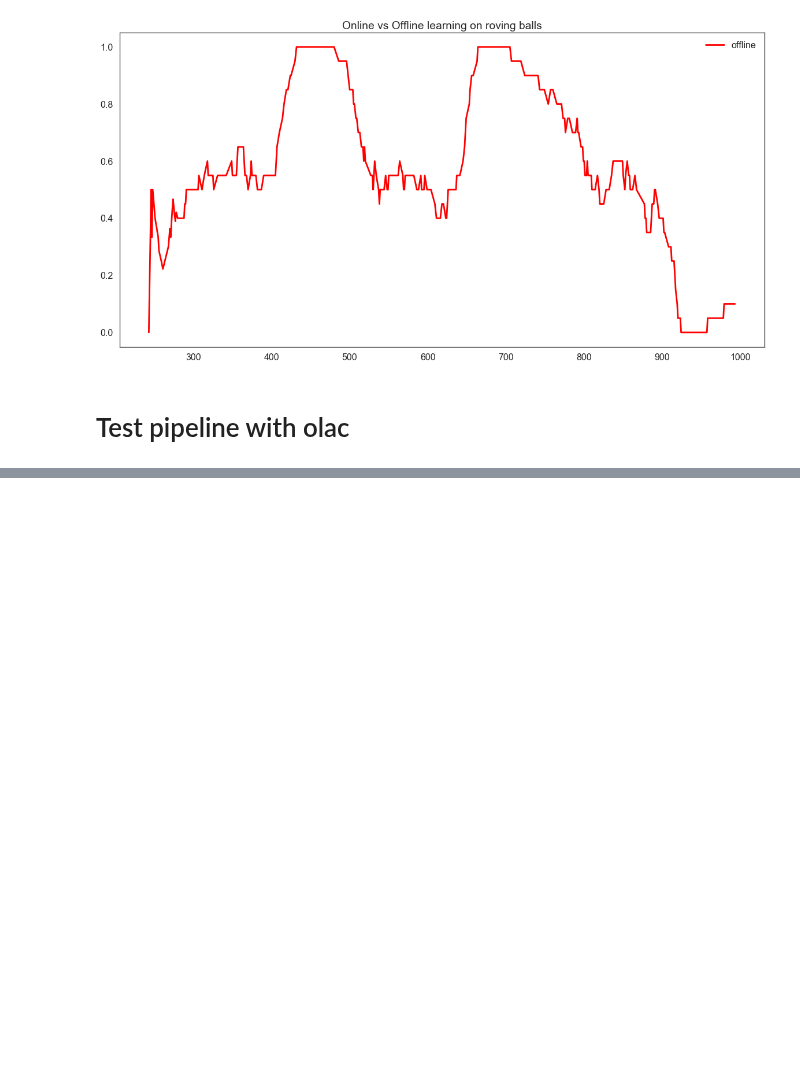
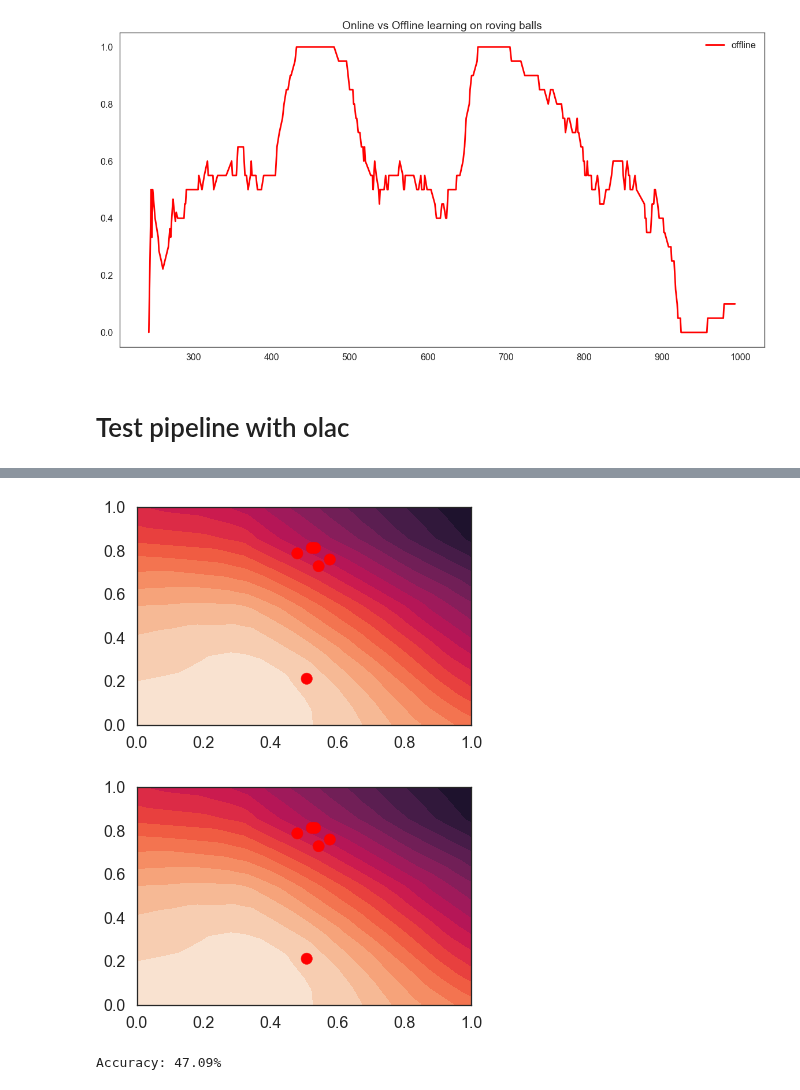
Before and after one commit to AndreasAlam/olac, a Jupyter notebook: notebooks/sbe_online_vs_offline_model_comparison.ipynb, the cells around one changed output, grey strips where cells are left out. Saved outputs shown, nothing was run; the diff lists cells and outputs as text; code cells hidden in the pictures; blank space fills up the shorter version.

```diff
--- a/notebooks/sbe_online_vs_offline_model_comparison.ipynb
+++ b/notebooks/sbe_online_vs_offline_model_comparison.ipynb
@@ -694,0 +739,13 @@ NameError: name 'df_eval_offline' is not defined
+# %%
+model = MLPClassifier((63,32,))
+labeller = olac.pipeline.ThresholdLabeller(threshold=10, prob=0.5)
+data = olac.data_generators.scaling_generator(olac.data_generators.roving_balls(steps=1000),
+                                              -10, 10)
+# online_grid = MyPredictor()
+
+pipeline = olac.pipeline.Pipeline(data, model, online_grid, labeller)
+
+train_set_grid, eval_set_grid = pipeline.run()
+
+df_train_grid = olac.utils.queue_point_list_to_df(train_set_grid)
+df_eval_grid = olac.utils.queue_point_list_to_df(eval_set_grid)
@@ -694,0 +770,24 @@ NameError: name 'df_eval_offline' is not defined
+# %%
+step = 10
+X = df_eval_grid[['x0','x1']].values
+y = df_eval_grid[['y_pred']].fillna(0).values
+grids = np.array(online_grid.hist_grid)
+grids = grids[df_eval_grid.index.values.astype(int), :, :]
+gridpoints = np.linspace(0, 1, grids[0].shape[0])
+for m in np.arange(0, len(df_eval_grid)-5, step=step):
+    plt.contourf(gridpoints, gridpoints, grids[m], 20, origin='lower')
+    plt.scatter(*X[m:m+step].T, c=np.array(['r','g'])[y.astype('int')[m:m+step][:,0]])
+
+    display.clear_output(wait=True)
+    display.display(plt.gcf())
+# %% [output]
+[figure, added]
+[figure, added]
+# %%
+df_eval_grid = df_eval_grid.dropna()
+acc_grid = (df_eval_grid['y_pred'] == df_eval_grid['y_true']).mean()
+print(f'Accuracy: {acc_grid:.2%}')
+accs_grid = (df_eval_grid['y_pred'] == df_eval_grid['y_true'])
+rolling_acc_grid = accs_grid.rolling(20, min_periods=1).mean()
+# %% [output]
+Accuracy: 47.09%
```
Also changed, not shown: parts of 10 cells of this notebook.
